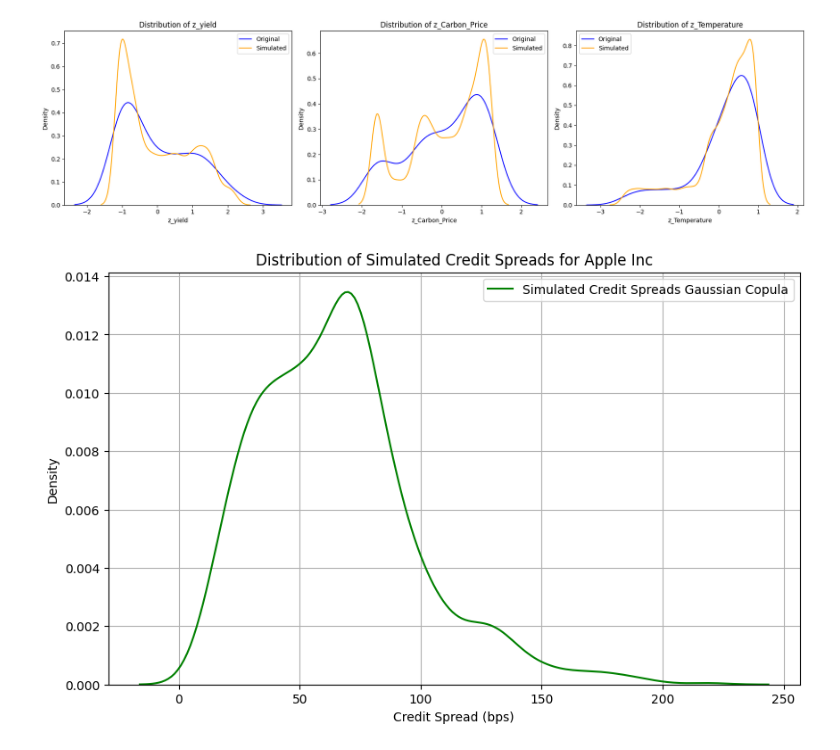
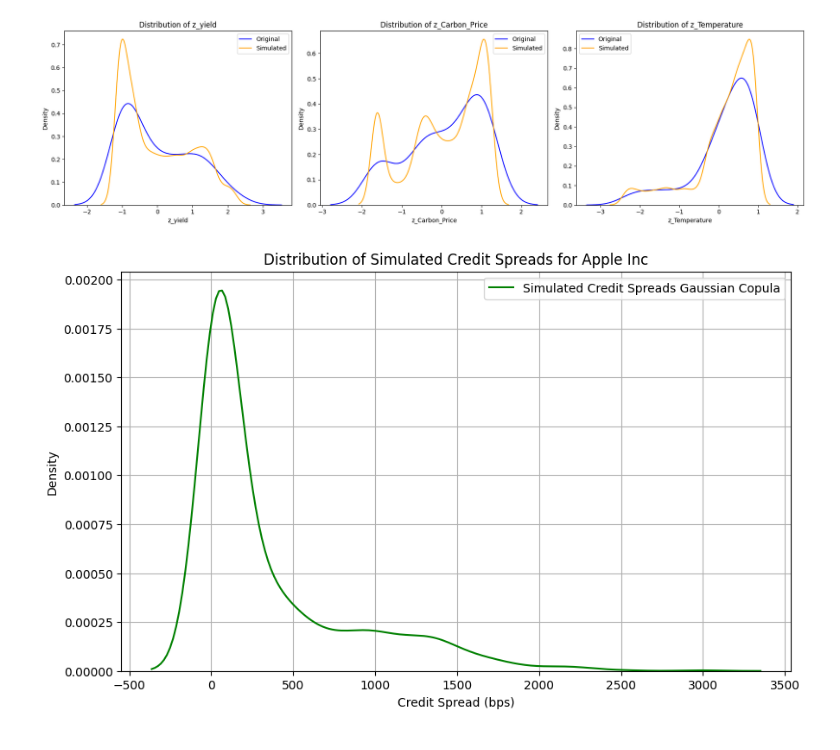
Before and after one commit to pancakes9798/Climate-Risk-Project, a Jupyter notebook: src/Credit_Spread_estimation.ipynb, the cells around one changed output. Saved outputs shown, nothing was run; the diff lists cells and outputs as text; code cells hidden in the pictures.

```diff
--- a/src/Credit_Spread_estimation.ipynb
+++ b/src/Credit_Spread_estimation.ipynb
@@ -62,8 +43,9 @@ See the caveats in the documentation: https://pandas.pydata.org/pandas-docs/stab
 # %%
-cds_apple = cds_data[cds_data['Company'] == 'Apple Inc'].copy()
-cds_apple = cds_apple.drop(columns=['Ticker','Company'])
-cds_apple = cds_apple.set_index('Date')
-cds_apple1y = cds_apple['PX10']
-cds_apple1y = cds_apple1y / 10000  # Convert bps to decimal
-lambda_1y = cds_apple1y / (1 - R)  # Hazard rate estimation
+# Estimate hazard rate for Petroleos Mexicanos using CDS 10Y spreads
+cds_company = cds_data[cds_data['Company'] == 'Petroleos Mexicanos'].copy()
+cds_company = cds_company.drop(columns=['Ticker','Company'])
+cds_company = cds_company.set_index('Date')
+cds_company1y = cds_company['PX10']
+cds_company1y = cds_company1y / 10000  # Convert bps to decimal
+lambda_1y = cds_company1y / (1 - R)  # Hazard rate estimation
 # %%
@@ -134,10 +119,11 @@ df_ssp1_19 = df_ssp1_19.dropna()
 rho = df_ssp1_19.corr()
 # %%
-beta_macro_sensitive = np.array([0.30, 0.15, 0.10])
-a_apple = norm.ppf(pd_TTC)
+# Define macro sensitivity betas and calculate asset threshold
+beta_macro_sensitive = np.array([0.20, 0.7, 0.05])
+a = norm.ppf(pd_TTC)
 # %%
 # Estimate the conditional pd using SSP 1.9 scenario
-pd_conditional = norm.cdf((a_apple - df_ssp1_19.values @ beta_macro_sensitive.T)/np.sqrt(1 - beta_macro_sensitive.T @ rho @ beta_macro_sensitive))
+pd_conditional = norm.cdf((a - df_ssp1_19.values @ beta_macro_sensitive.T)/np.sqrt(1 - beta_macro_sensitive.T @ rho @ beta_macro_sensitive))
 lambda_conditional = -np.log(1 - pd_conditional) # Convert PD to hazard rate for 1 year
 spread_conditional = lambda_conditional * (1 - R) * 10000  # Convert to bps
 # %%
@@ -292,31 +278,31 @@ plt.show()
 # %%
 # Now we can use the simulated data to estimate credit spreads under different scenarios (Gaussian Copula)
 for i in range(samples.shape[0]):
     simulated_row = samples.iloc[i]
-    pd_conditional_sim = norm.cdf((a_apple - simulated_row.values @ beta_macro_sensitive.T)/np.sqrt(1 - beta_macro_sensitive.T @ rho @ beta_macro_sensitive))
+    pd_conditional_sim = norm.cdf((a_saudi - simulated_row.values @ beta_macro_sensitive.T)/np.sqrt(1 - beta_macro_sensitive.T @ rho @ beta_macro_sensitive))
     lambda_conditional_sim = -np.log(1 - pd_conditional_sim) # Convert PD to hazard rate for 1 year
     spread_conditional_sim = lambda_conditional_sim * (1 - R)
     # Here you can store or process the spread_conditional_sim as needed
 
 
 # Plot the distribution of the simulated credit spreads
 simulated_spreads = []
 for i in range(samples.shape[0]):
     simulated_row = samples.iloc[i]
-    pd_conditional_sim = norm.cdf((a_apple - simulated_row.values @ beta_macro_sensitive.T)/np.sqrt(1 - beta_macro_sensitive.T @ rho @ beta_macro_sensitive))
+    pd_conditional_sim = norm.cdf((a_saudi - simulated_row.values @ beta_macro_sensitive.T)/np.sqrt(1 - beta_macro_sensitive.T @ rho @ beta_macro_sensitive))
     lambda_conditional_sim = -np.log(1 - pd_conditional_sim) # Convert PD to hazard rate for 1 year
     spread_conditional_sim = lambda_conditional_sim * (1 - R) * 10000  # Convert to bps
     simulated_spreads.append(spread_conditional_sim)
 plt.figure(figsize=(10, 6))
 sns.kdeplot(simulated_spreads, label='Simulated Credit Spreads Gaussian Copula', color='green')
 plt.title('Distribution of Simulated Credit Spreads for Apple Inc')
 plt.xlabel('Credit Spread (bps)')
 plt.ylabel('Density')
 plt.legend()
 plt.grid()
 plt.show()
 # %% [output]
-[figure, old version]
+[figure, new version]
 # %%
 # Now we can use the simulated data to estimate credit spreads under different scenarios (t-Student Copula)
 for i in range(samples.shape[0]):
```
Also changed, not shown: parts of 21 cells of this notebook, 1 other file.
